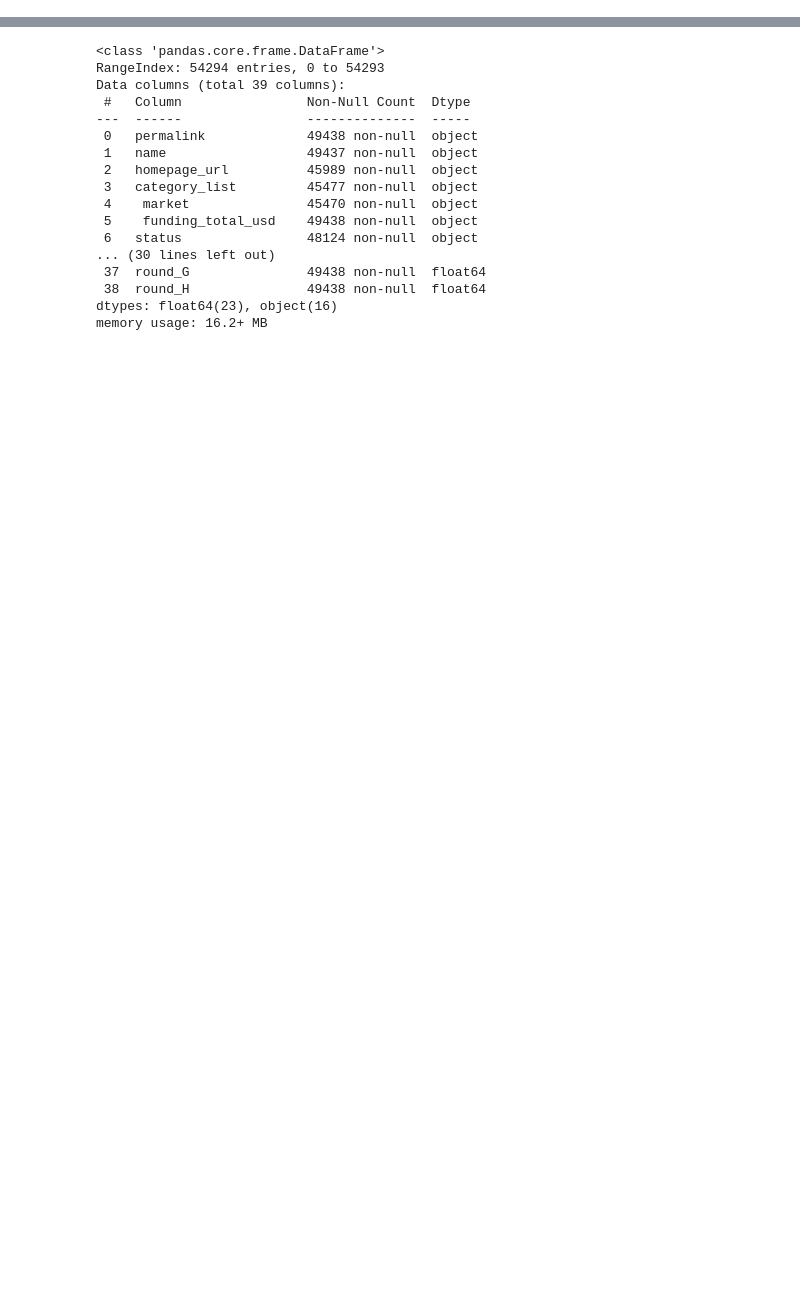
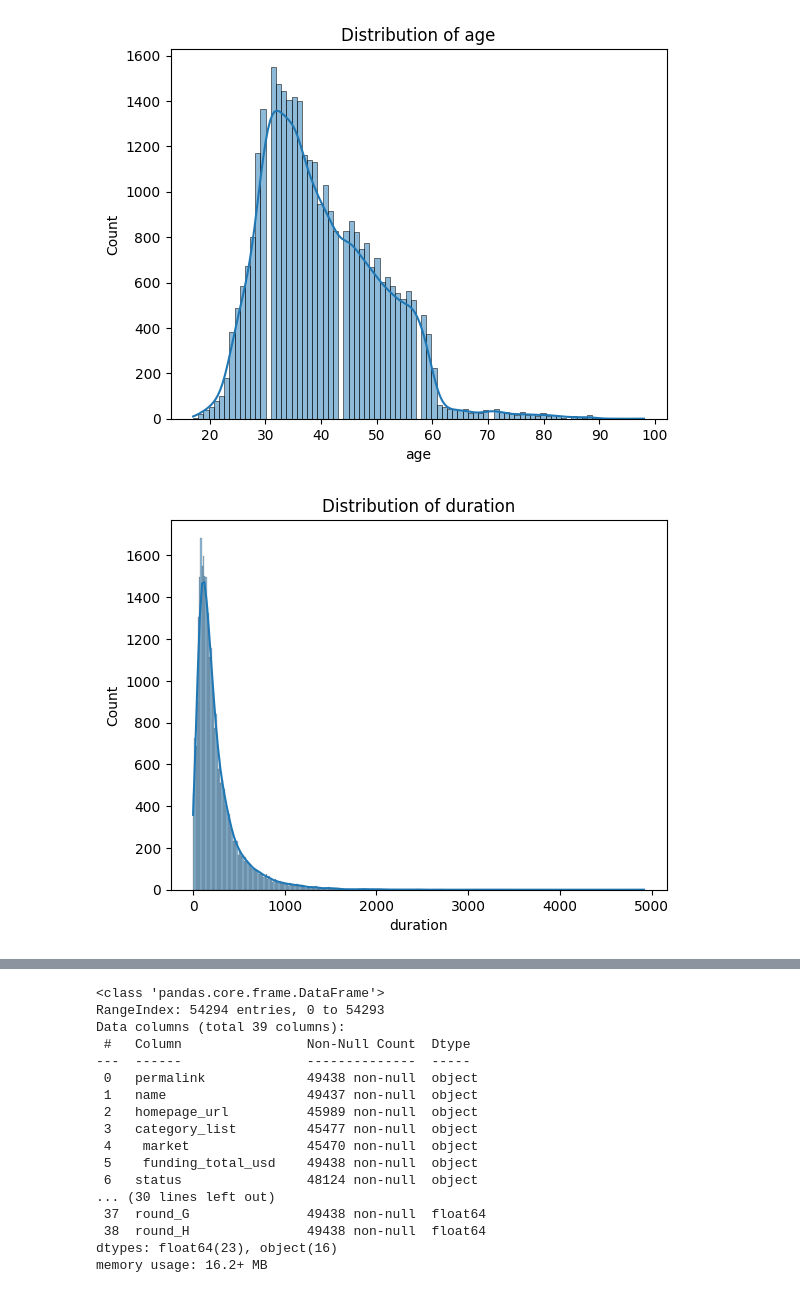
Before and after one commit to Meyssemmedini/Project-2, a Jupyter notebook: Project_2.ipynb, the cells around one changed output, grey strips where cells are left out. Cells and saved outputs as stored; diff of their text form; code cells hidden in the pictures; blank space fills up the shorter version.

```diff
--- a/Project_2.ipynb
+++ b/Project_2.ipynb
@@ -37,0 +203,10 @@ memory usage: 4.0+ MB
+# %%
+numeric_features = ['age', 'duration', 'campaign', 'pdays', 'previous']
+
+for feature in numeric_features:
+    sns.histplot(df[feature], kde=True)
+    plt.title(f'Distribution of {feature}')
+    plt.show()
+# %% [output]
+[figure, added]
+[figure, added]
```
Also changed, not shown: parts of 22 cells of this notebook.
